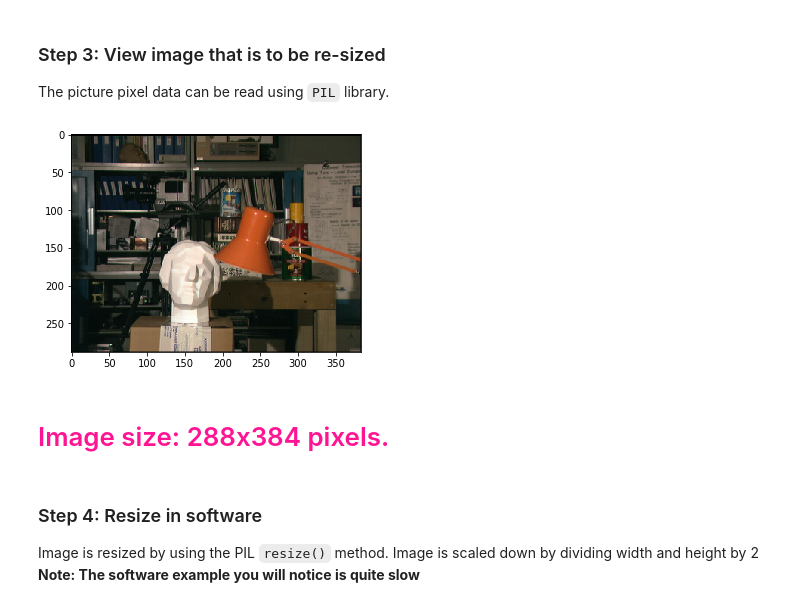
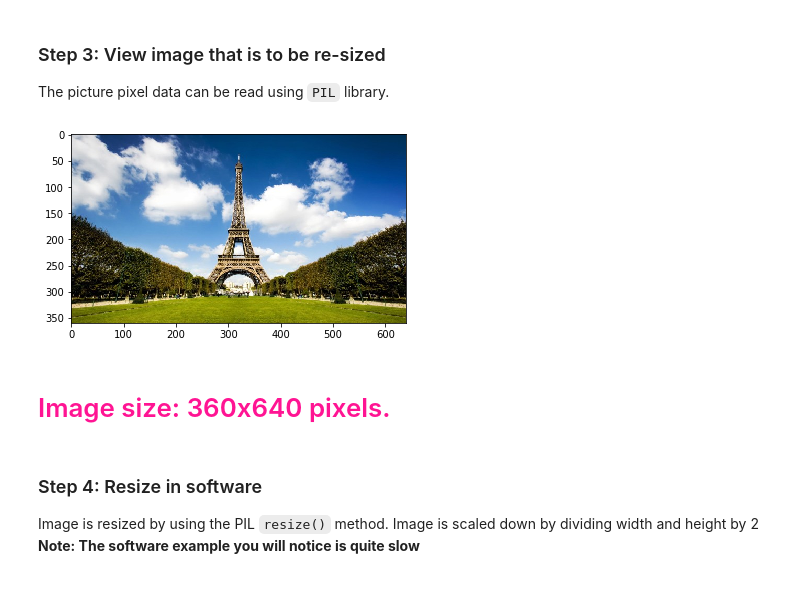
Before and after one commit to Xilinx/PYNQ-DL, a Jupyter notebook: notebooks/resize.ipynb, the cells around one changed output. Drawn from its saved outputs; the diff is of its cells as text; code cells hidden in the pictures.

```diff
--- a/notebooks/resize.ipynb
+++ b/notebooks/resize.ipynb
@@ -29,23 +29,23 @@ kernel = resizer.resize_accel_0
 ### Step 3: View image that is to be re-sized
 The picture pixel data can be read using `PIL` library.
 # %%
-image_path = "./images/img_l.png"
+image_path = "./images/paris.jpg"
 original_image = Image.open(image_path)
 original_array = np.array(original_image)
 original_image.close()
 
 pyplot.imshow(original_array, interpolation='nearest')
 pyplot.show()
 
 old_width, old_height = original_image.size
 
 def printmd(string):
     display(Markdown('<h1 style="color:DeepPink"> {}</h1>'.format(string)))
 
 printmd("Image size: {}x{} pixels.".format(old_height, old_width))
 # %% [output]
-[figure, old version]
+[figure, new version]
-<h1 style="color:DeepPink"> Image size: 288x384 pixels.</h1>
+<h1 style="color:DeepPink"> Image size: 360x640 pixels.</h1>
 # %% [markdown]
 ### Step 4: Resize in software
 Image is resized by using the PIL `resize()` method. Image is scaled down by dividing width and height by 2
```
Also changed, not shown: parts of 5 cells of this notebook.
